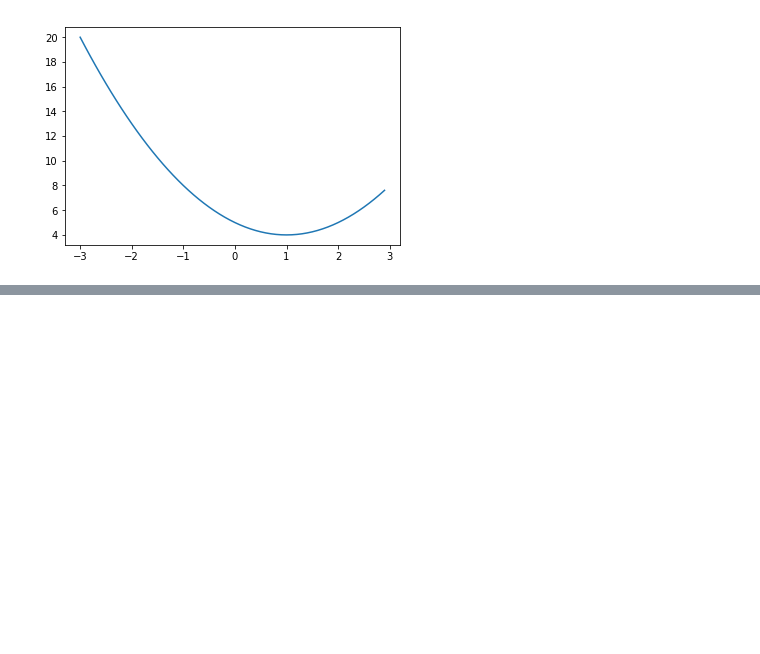
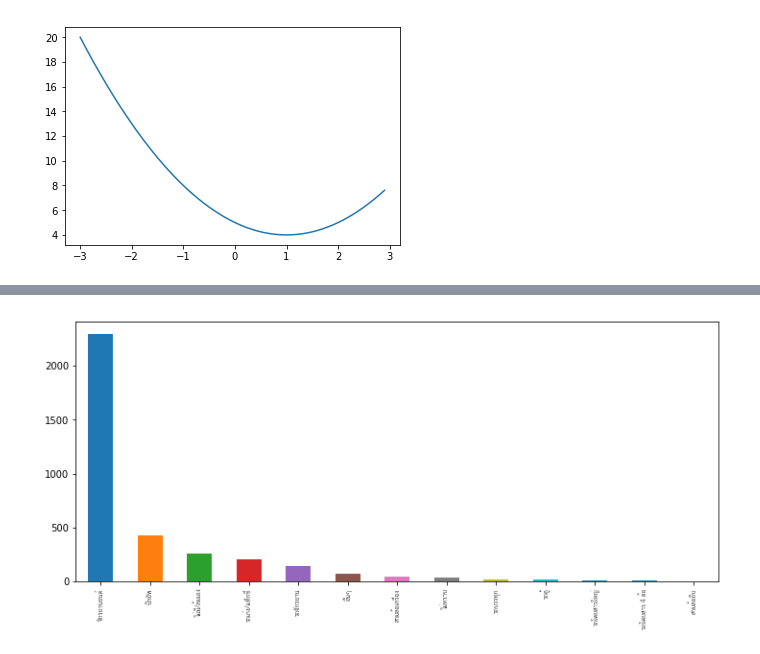
Before and after one commit to rkrissada/socialAnalysis, a Jupyter notebook: numpy.ipynb, the cells around one changed output, grey strips where cells are left out. Cells and saved outputs as stored; diff of their text form; code cells hidden in the pictures; blank space fills up the shorter version.

```diff
--- a/numpy.ipynb
+++ b/numpy.ipynb
@@ -145,0 +342,7 @@ plt.show()
+# %%
+counts=dead_df['รถผู้บาดเจ็บ'].value_counts()
+ax=counts.plot(kind='bar',figsize=(12,5))
+ax.set_xticklabels(counts.index,fontproperties=font)
+plt.show()
+# %% [output]
+[figure, added]
```
Also changed, not shown: parts of 17 cells of this notebook, 1 other file.
